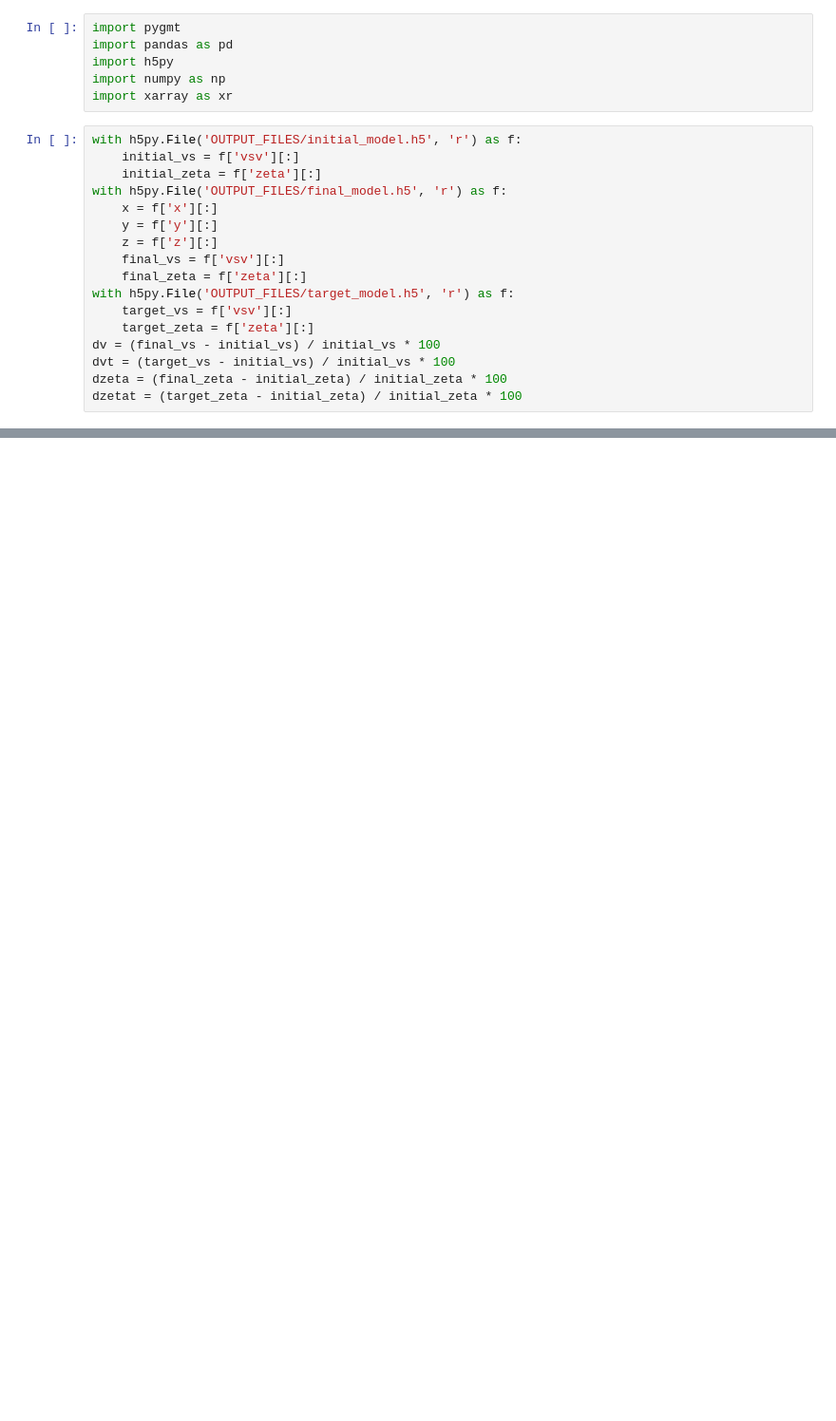
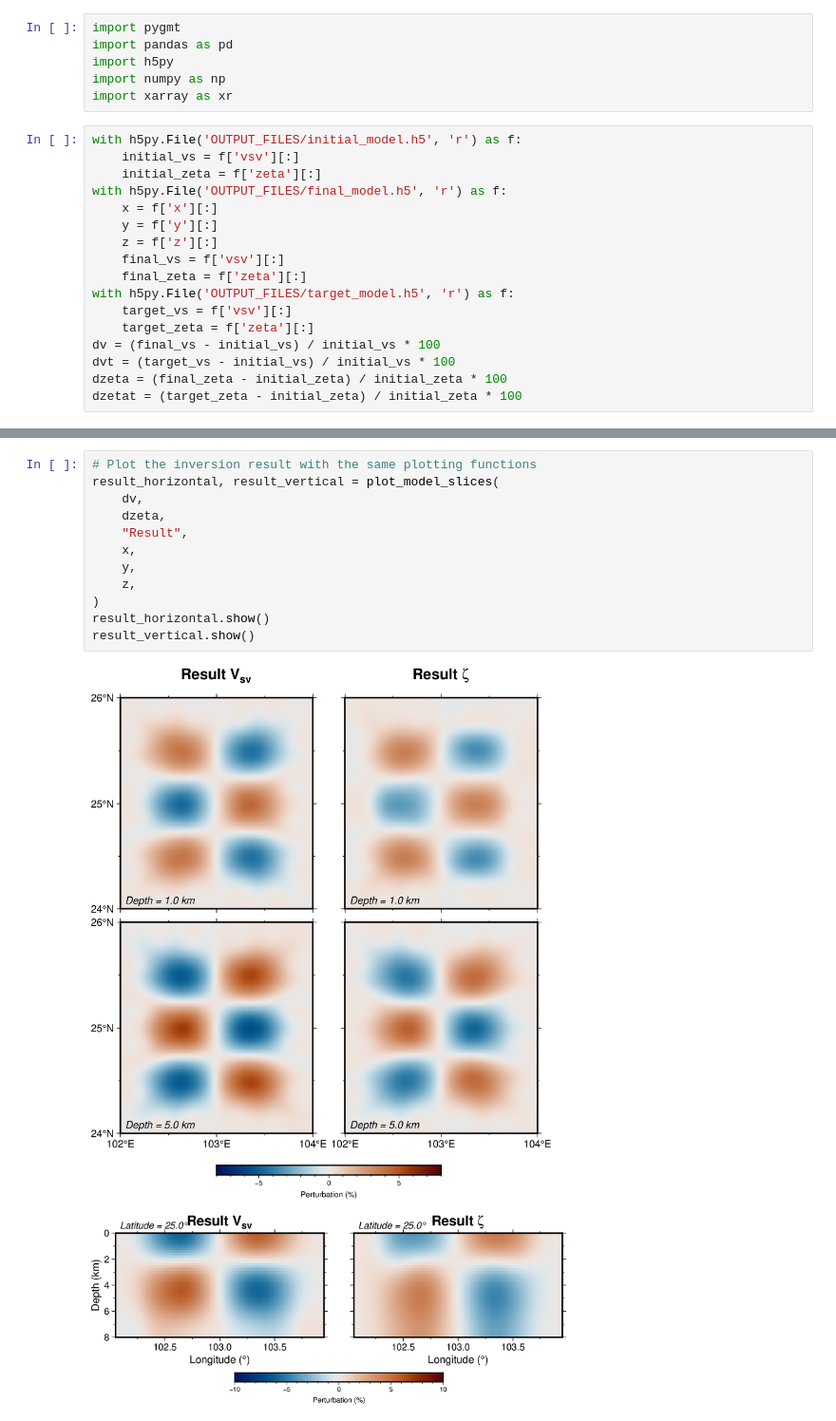
Before and after one commit to xumi1993/SurfATTPP, a Jupyter notebook: examples/02_checkerboard_radial_ani/plot_model.ipynb, the cells around one changed output, grey strips where cells are left out. Shown at 95% size. Saved outputs shown, nothing was run; the diff lists cells and outputs as text; blank space fills up the shorter version.

```diff
--- a/examples/02_checkerboard_radial_ani/plot_model.ipynb
+++ b/examples/02_checkerboard_radial_ani/plot_model.ipynb
@@ -129,0 +291,15 @@ fig.show()
+# %%
+# Plot the inversion result with the same plotting functions
+result_horizontal, result_vertical = plot_model_slices(
+    dv,
+    dzeta,
+    "Result",
+    x,
+    y,
+    z,
+)
+result_horizontal.show()
+result_vertical.show()
+# %% [output]
+[figure, added]
+[figure, added]
```
Also changed, not shown: parts of 6 cells of this notebook, 3 other files.
